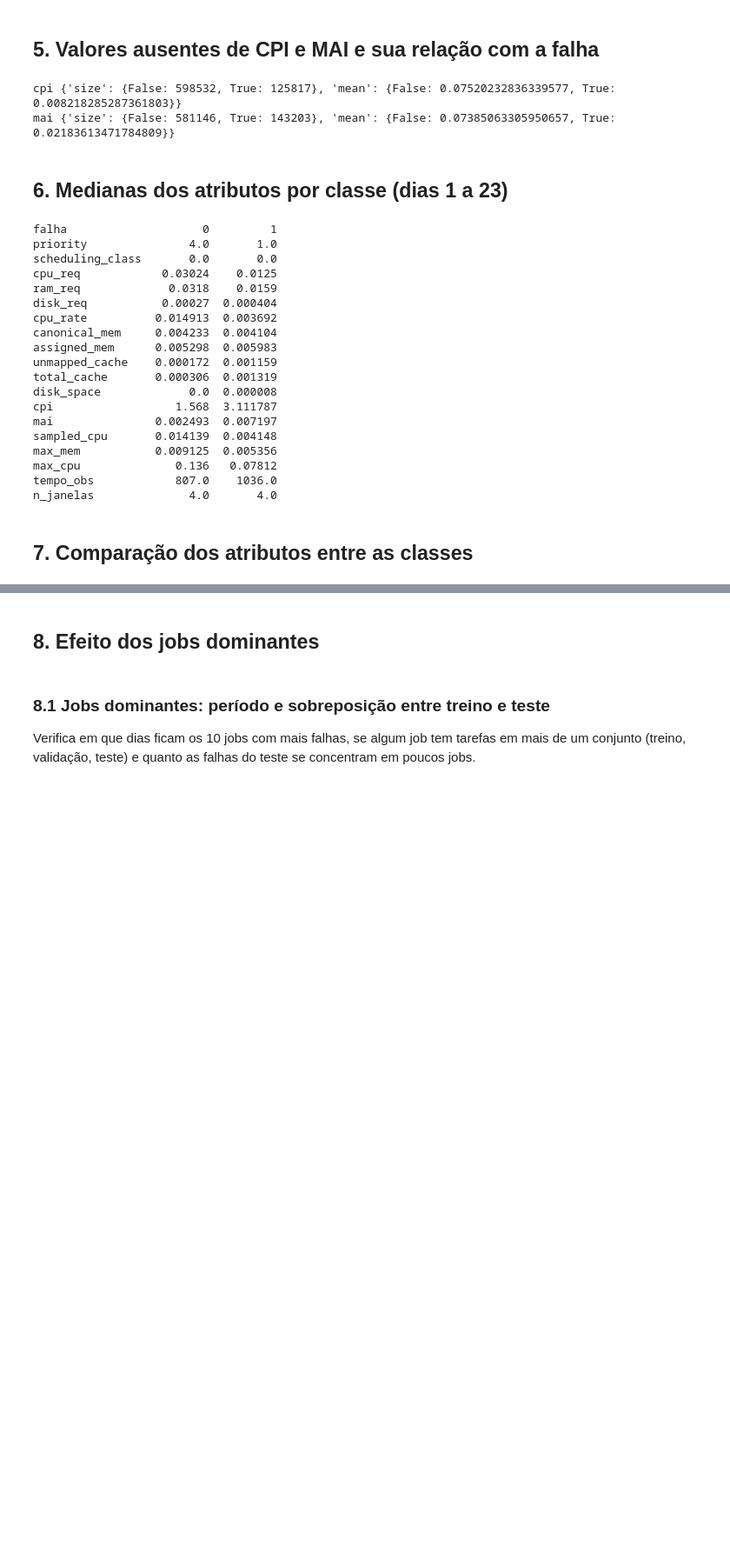
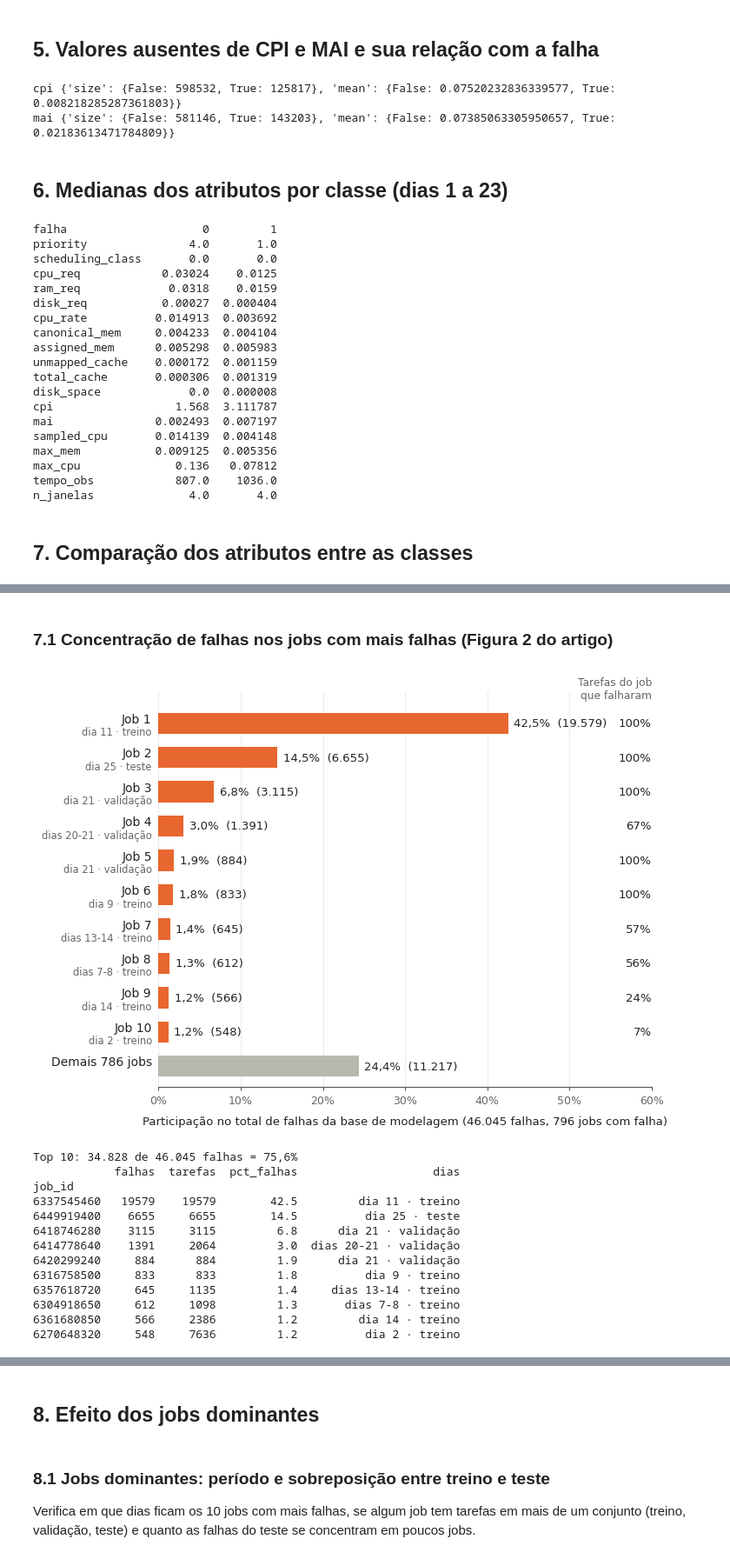
Before and after one commit to trsantanarural/predicao-falhas-tarefas, a Jupyter notebook: notebooks/03_analise_exploratoria.ipynb, the cells around one changed output, grey strips where cells are left out. Shown at 87% size. Saved outputs shown, nothing was run; the diff lists cells and outputs as text; code cells hidden in the pictures; blank space fills up the shorter version.

Commit message:
Notebook 03: boxplots em log10 com atípicos, figura de concentração por job (7.1) e contagem de zeros e ausentes

```diff
--- a/notebooks/03_analise_exploratoria.ipynb
+++ b/notebooks/03_analise_exploratoria.ipynb
@@ -239,0 +165,71 @@ plt.show()
+# %% [markdown]
+### 7.1 Concentração de falhas nos jobs com mais falhas (Figura 2 do artigo)
+# %%
+# Tudo é calculado a partir de `base`; nenhum número é digitado à mão.
+TOPN = 10
+COR_TOP, COR_RESTO, TINTA, MUDO = '#E8662F', '#B9B8AE', '#222222', '#666666'
+
+g = base.groupby('job_id').agg(falhas=('falha', 'sum'), tarefas=('falha', 'size'))
+g = g[g.falhas > 0].sort_values('falhas', ascending=False)
+total, n_jobs = int(g.falhas.sum()), len(g)
+top = g.head(TOPN)
+resto = total - int(top.falhas.sum())
+
+def rotulo_dias(job):
+    d = base.loc[(base.job_id == job) & (base.falha == 1), 'dia']
+    ini, fim = int(d.min()), int(d.max())
+    fase = lambda x: 'treino' if x <= 19 else ('validação' if x <= 23 else 'teste')
+    dias = f'dia {ini}' if ini == fim else f'dias {ini}-{fim}'
+    return f'{dias} · {fase(ini)}' if fase(ini) == fase(fim) else f'{dias} · {fase(ini)}/{fase(fim)}'
+
+fmt = lambda n: f'{n:,}'.replace(',', '.')
+pct = lambda x: f'{x*100:.1f}'.replace('.', ',')
+
+linhas = [(f'Job {i}', int(r.falhas), int(r.tarefas), rotulo_dias(j))
+          for i, (j, r) in enumerate(top.iterrows(), 1)]
+linhas.append((f'Demais {n_jobs - TOPN} jobs', resto, None, ''))
+
+n = len(linhas); ys = list(range(n))[::-1]
+fig, ax = plt.subplots(figsize=(8.6, 5.6))
+for y, (lab, f, t, d) in zip(ys, linhas):
+    ax.barh(y, f/total*100, height=0.62, color=COR_RESTO if t is None else COR_TOP, zorder=2)
+    ax.text(f/total*100 + 0.7, y, f'{pct(f/total)}%  ({fmt(f)})', va='center', fontsize=9.5, color=TINTA)
+    ax.text(-0.8, y + 0.12, lab, va='center', ha='right', fontsize=10, color=TINTA)
+    if d:
+        ax.text(-0.8, y - 0.26, d, va='center', ha='right', fontsize=8.3, color=MUDO)
+    if t is not None:
+        ax.text(1.0, y, f'{round(f/t*100)}%', transform=ax.get_yaxis_transform(),
+                va='center', ha='right', fontsize=9.5, color=TINTA)
+ax.text(1.0, n - 0.35, 'Tarefas do job\nque falharam', transform=ax.get_yaxis_transform(),
+        va='bottom', ha='right', fontsize=8.8, color=MUDO)
+ax.set_xlim(0, 60); ax.set_ylim(-0.6, n - 0.1)
+ax.set_yticks([]); ax.set_xticks(range(0, 61, 10))
+ax.set_xticklabels([f'{v}%' for v in range(0, 61, 10)], fontsize=9, color=MUDO)
+ax.grid(axis='x', color='#E6E6E6', zorder=0); ax.set_axisbelow(True)
+for s in ('top', 'right', 'left'):
+    ax.spines[s].set_visible(False)
+ax.spines['bottom'].set_color('#555555'); ax.tick_params(axis='x', length=3, color='#555555')
+ax.set_xlabel(f'Participação no total de falhas da base de modelagem ({fmt(total)} falhas, {n_jobs} jobs com falha)',
+              fontsize=9.5, color=TINTA, labelpad=8)
+fig.subplots_adjust(left=0.2, right=0.86, top=0.93, bottom=0.12)
+fig.savefig(f'{FIG}/concentracao_falhas_job.png', dpi=200)
+plt.show()
+
+# Conferência com o texto do artigo e identificadores originais dos jobs
+print(f'Top {TOPN}: {fmt(int(top.falhas.sum()))} de {fmt(total)} falhas = {pct(top.falhas.sum()/total)}%')
+print(top.assign(pct_falhas=(top.falhas/total*100).round(1), dias=[l[3] for l in linhas[:TOPN]]).to_string())
+# %% [output]
+[figure, added]
+Top 10: 34.828 de 46.045 falhas = 75,6%
+            falhas  tarefas  pct_falhas                    dias
+job_id
+6337545460   19579    19579        42.5         dia 11 · treino
+6449919400    6655     6655        14.5          dia 25 · teste
+6418746280    3115     3115         6.8      dia 21 · validação
+6414778640    1391     2064         3.0  dias 20-21 · validação
+6420299240     884      884         1.9      dia 21 · validação
+6316758500     833      833         1.8          dia 9 · treino
+6357618720     645     1135         1.4     dias 13-14 · treino
+6304918650     612     1098         1.3       dias 7-8 · treino
+6361680850     566     2386         1.2         dia 14 · treino
+6270648320     548     7636         1.2          dia 2 · treino
```
Also changed, not shown: parts of 9 cells of this notebook.
